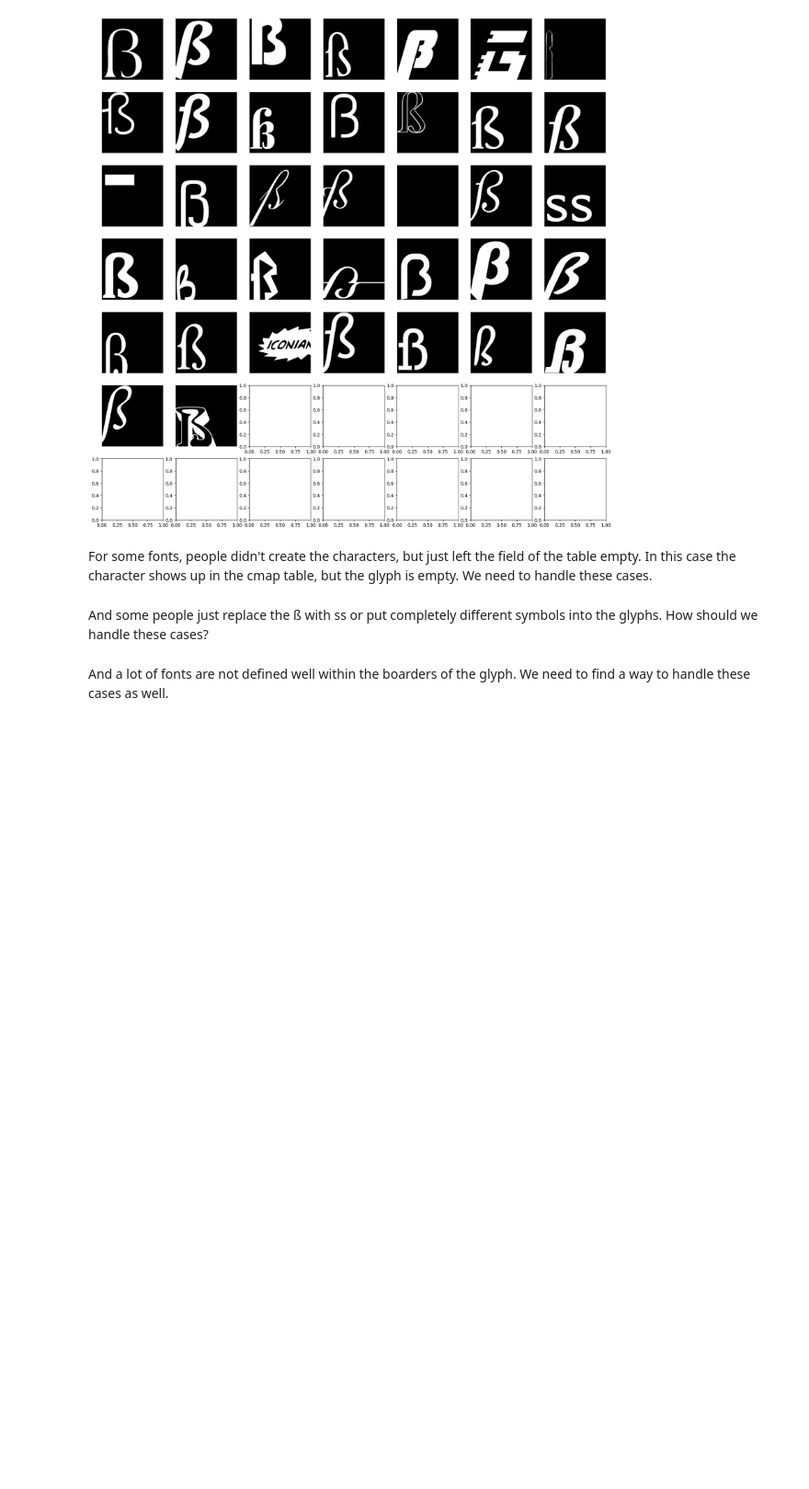
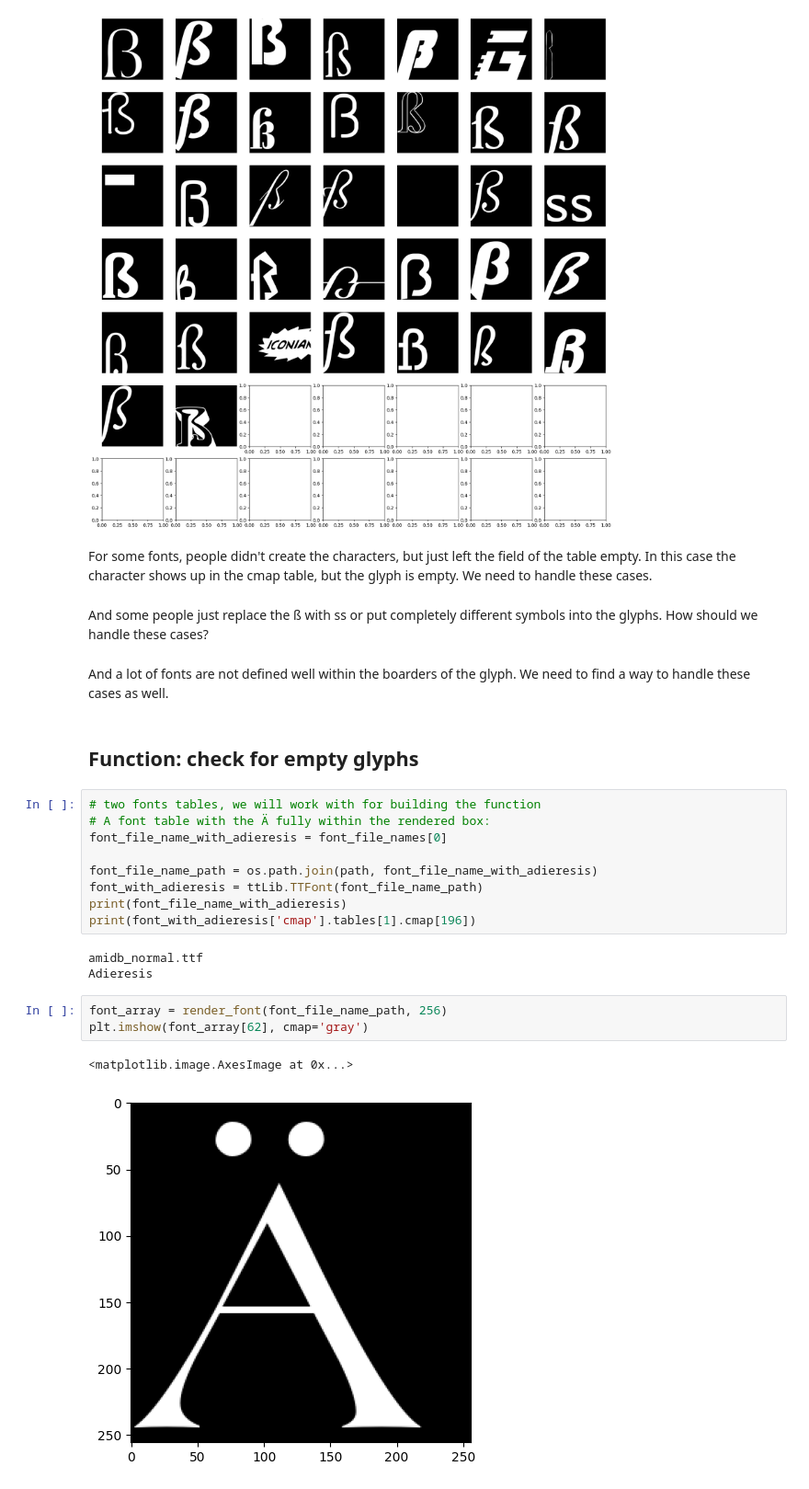
Before and after one commit to Johannes-Schall/AI_Font_Generator, a Jupyter notebook: notebooks/exploring the glyphazzn_urls.ipynb, the cells around one changed output. Shown at 92% size. Saved outputs shown, nothing was run; the diff lists cells and outputs as text; blank space fills up the shorter version.

```diff
--- a/notebooks/exploring the glyphazzn_urls.ipynb
+++ b/notebooks/exploring the glyphazzn_urls.ipynb
@@ -330,3 +326,23 @@ For some fonts, people didn't create the characters, but just left the field of
 And some people just replace the ß with ss or put completely different symbols into the glyphs. How should we handle these cases?
 # %% [markdown]
 And a lot of fonts are not defined well within the boarders of the glyph. We need to find a way to handle these cases as well.
+# %% [markdown]
+## Function: check for empty glyphs
+# %%
+# two fonts tables, we will work with for building the function
+# A font table with the Ä fully within the rendered box:
+font_file_name_with_adieresis = font_file_names[0]
+
+font_file_name_path = os.path.join(path, font_file_name_with_adieresis)
+font_with_adieresis = ttLib.TTFont(font_file_name_path)
+print(font_file_name_with_adieresis)
+print(font_with_adieresis['cmap'].tables[1].cmap[196])
+# %% [output]
+amidb_normal.ttf
+Adieresis
+# %%
+font_array = render_font(font_file_name_path, 256)
+plt.imshow(font_array[62], cmap='gray')
+# %% [output]
+<matplotlib.image.AxesImage at 0x...>
+[figure, added]
```
Also changed, not shown: parts of 15 cells of this notebook.
